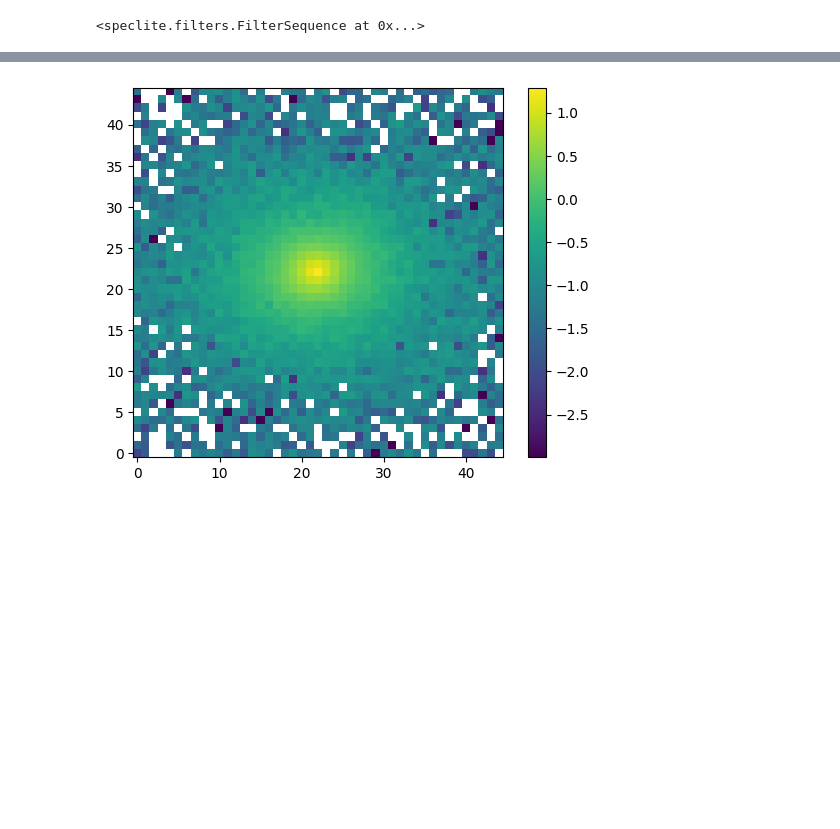
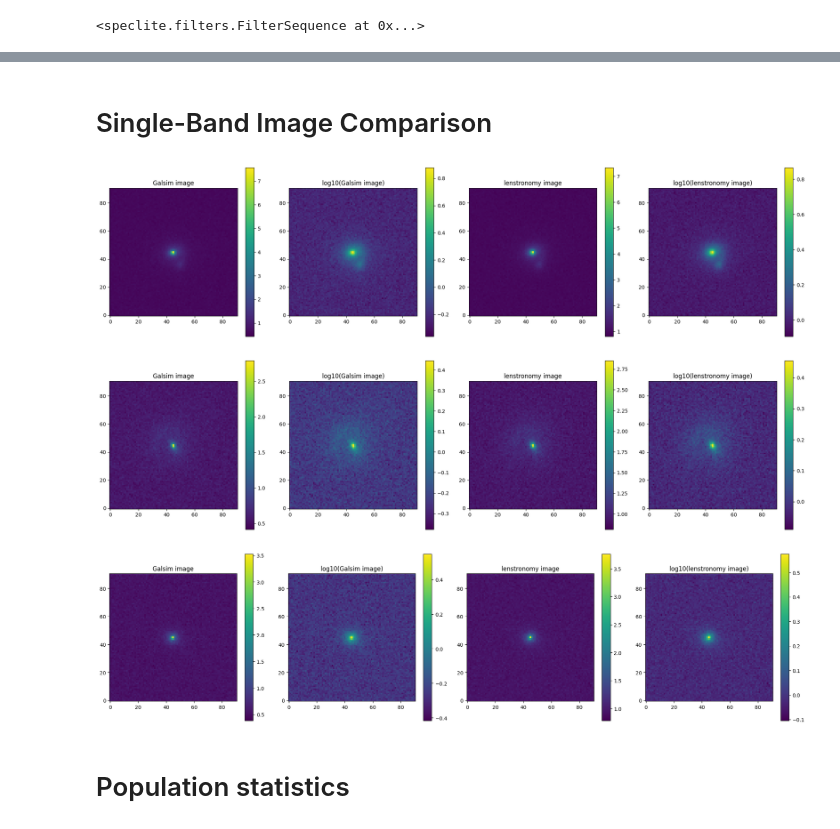
Before and after one commit to LSST-strong-lensing/slsim, a Jupyter notebook: notebooks/roman_configuration.ipynb, the cells around one changed output, grey strips where cells are left out. Saved outputs shown, nothing was run; the diff lists cells and outputs as text; code cells hidden in the pictures; blank space fills up the shorter version.

```diff
--- a/notebooks/roman_configuration.ipynb
+++ b/notebooks/roman_configuration.ipynb
@@ -116,2 +183,35 @@ plt.show()
+# %% [markdown]
+# Single-Band Image Comparison
+# %%
+for lens in sample_lens_list[0:3]:
+    galsim_image = simulate_roman_image(
+        lens, band="F106", num_pix=91, add_noise=True, subtract_mean_background=False,
+    )
+    lenstronomy_image = simulate_image(
+        lens, band="F106", num_pix=91, add_noise=True, add_background_counts=True, observatory="Roman", psf_type="PIXEL"
+    )
+    fig, ax = plt.subplots(1, 4, figsize=(20, 5))
+    im0 = ax[0].imshow(galsim_image, origin="lower")
+    im1 = ax[1].imshow(np.log10(galsim_image), origin="lower")
+    im2 = ax[2].imshow(lenstronomy_image, origin="lower")
+    im3 = ax[3].imshow(np.log10(lenstronomy_image), origin="lower")
+
+    ax[0].set_title("Galsim image")
+    ax[1].set_title("log10(Galsim image)")
+    ax[2].set_title("lenstronomy image")
+    ax[3].set_title("log10(lenstronomy image)")
+
+    plt.colorbar(im0, ax=ax[0])
+    plt.colorbar(im1, ax=ax[1])
+    plt.colorbar(im2, ax=ax[2])
+    plt.colorbar(im3, ax=ax[3])
+    plt.tight_layout()
+    plt.show()
+# %% [output]
+[figure, added]
+[figure, added]
+[figure, added]
+# %% [markdown]
+# Population statistics
 # %%
 kwargs_lens_cut = {
@@ -121,15 +221,6 @@ kwargs_lens_cut = {
 }
 
 lens_population = lens_pop.draw_population(kwargs_lens_cuts=kwargs_lens_cut)
-# %%
-single_image = simulate_roman_image(
-    lens_population[0], band="F129", num_pix=45, oversample=5, add_noise=True
-)
-plt.imshow(np.log10(single_image), origin="lower")
-plt.colorbar()
-plt.show()
-# %% [output]
-[figure, removed]
 # %%
 print("Number of lenses:", len(lens_population))
 
```
Also changed, not shown: parts of 15 cells of this notebook.
